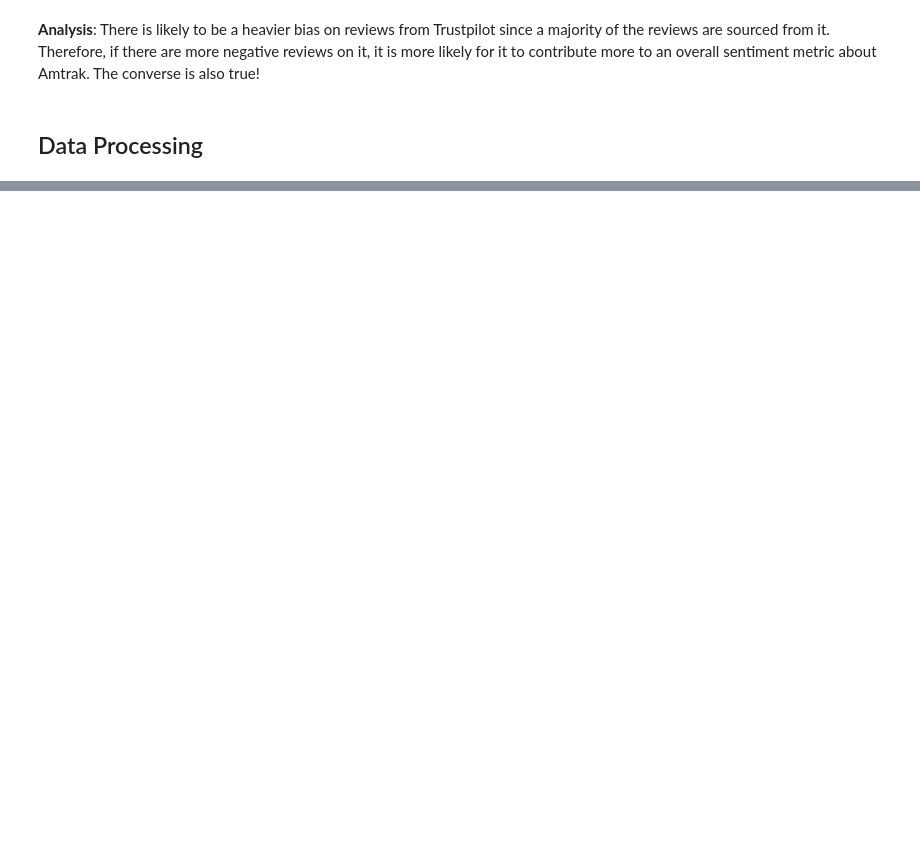
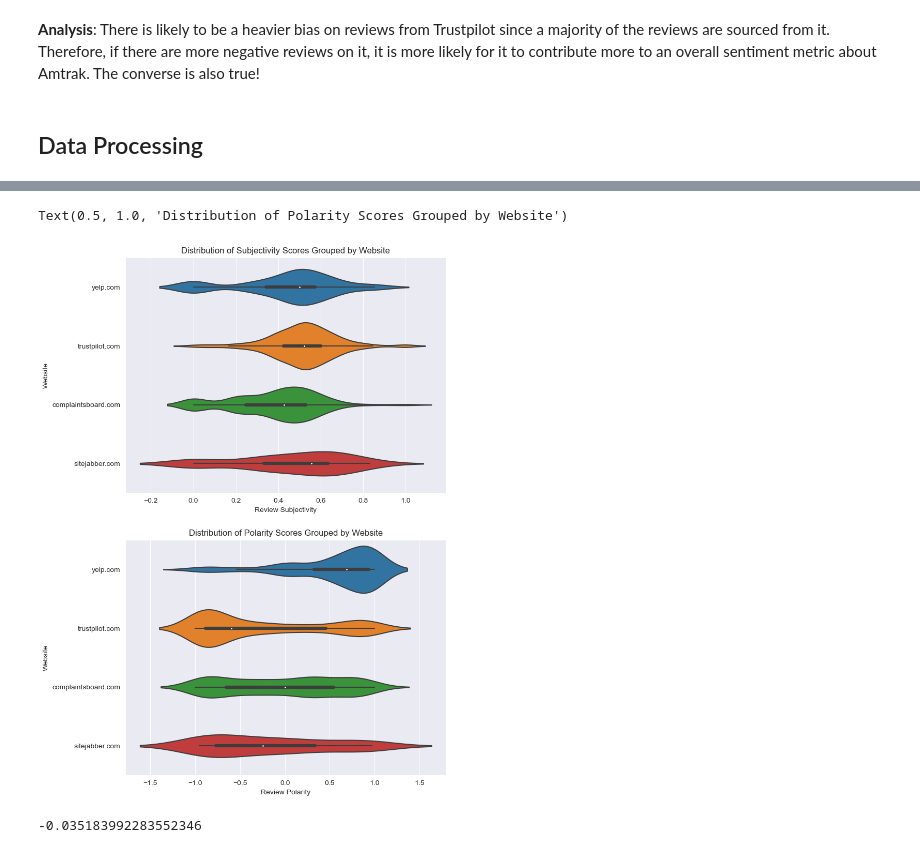
Before and after one commit to thealphacubicle/Amtrak-Review-Analysis, a Jupyter notebook: Amtrak_Reviews_Analysis.ipynb, the cells around one changed output, grey strips where cells are left out. Drawn from its saved outputs; the diff is of its cells as text; code cells hidden in the pictures; blank space fills up the shorter version.

```diff
--- a/Amtrak_Reviews_Analysis.ipynb
+++ b/Amtrak_Reviews_Analysis.ipynb
@@ -95,0 +139,20 @@ plt.title('# of Reviews from Each Website Pre-Processing');
+# %%
+# Distribution of polarity and sentiment scores grouped by website
+fig, ax = plt.subplots(2,1, figsize=(8, 13))
+sns.violinplot(data=df, x='review_subjectivity', y='Website', ax = ax[0])
+ax[0].set_xlabel('Review Subjectivity')
+ax[0].set_ylabel('Website')
+ax[0].set_title('Distribution of Subjectivity Scores Grouped by Website')
+
+sns.violinplot(data=df, x='review_polarity', y='Website', ax= ax[1])
+ax[1].set_xlabel('Review Polarity')
+ax[1].set_ylabel('Website')
+ax[1].set_title('Distribution of Polarity Scores Grouped by Website')
+# %% [output]
+Text(0.5, 1.0, 'Distribution of Polarity Scores Grouped by Website')
+[figure, added]
+# %%
+# Correlation between polarity and subjectivity of reviews
+df.corr().loc['review_polarity', 'review_subjectivity' ]
+# %% [output]
+-0.035183992283552346
```
Also changed, not shown: parts of 14 cells of this notebook, 1 other file.
